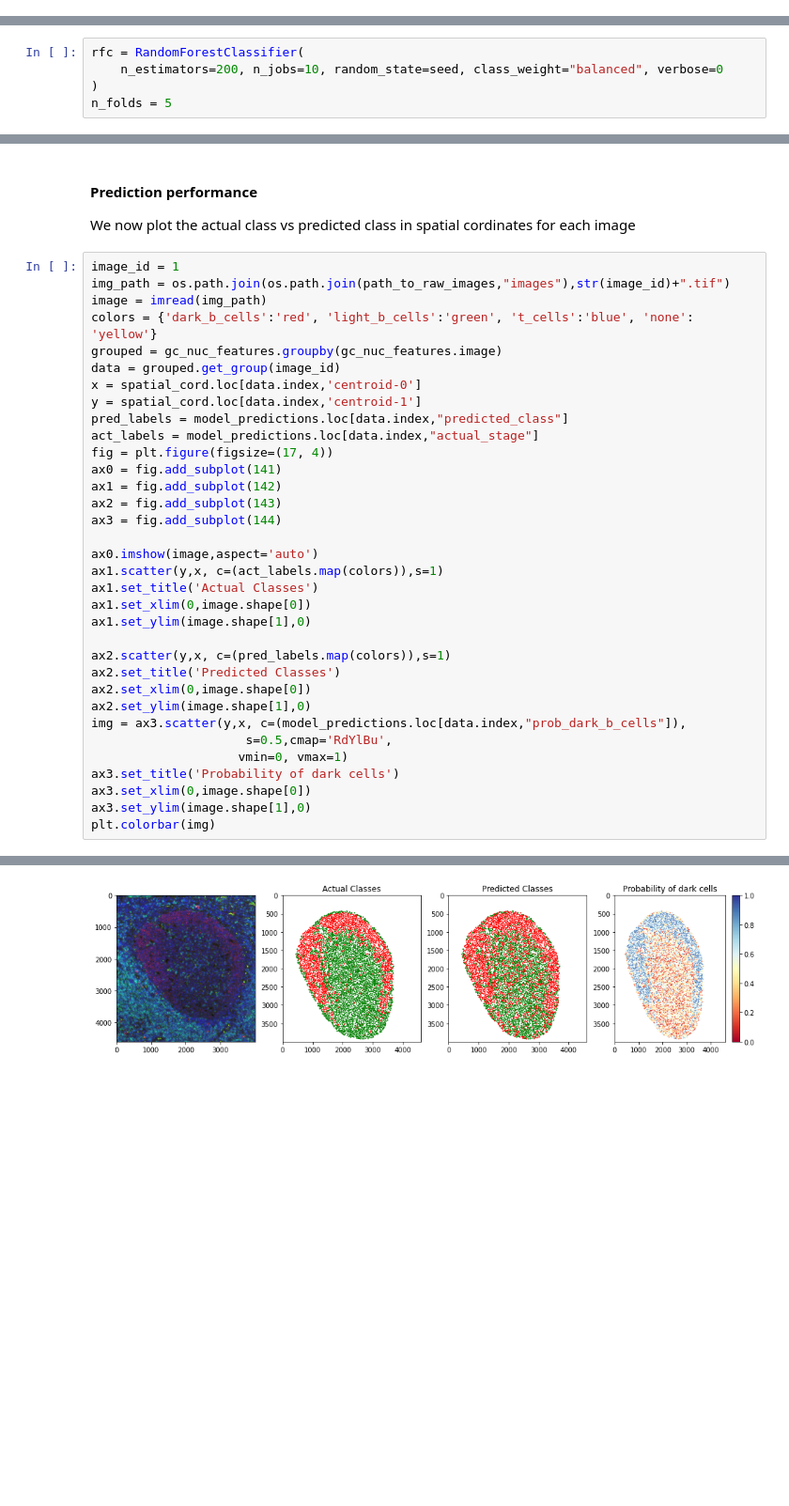
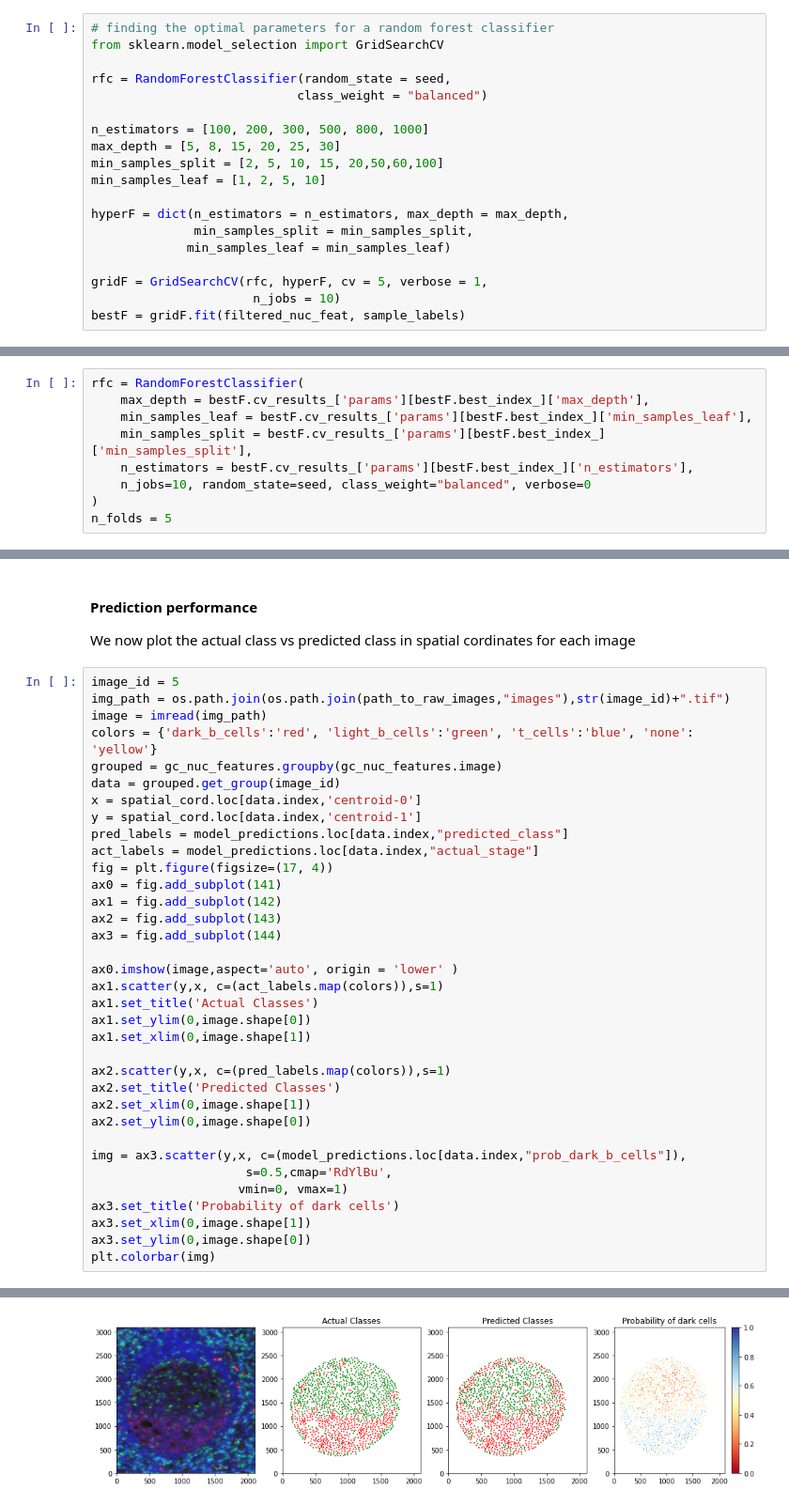
Before and after one commit to GVS-Lab/germinal_center, a Jupyter notebook: germinal_center_analysis_discriminating_2_cell_types.ipynb, the cells around one changed output, grey strips where cells are left out. Shown at 94% size. Cells and saved outputs as stored; diff of their text form; blank space fills up the shorter version.

```diff
--- a/germinal_center_analysis_discriminating_2_cell_types.ipynb
+++ b/germinal_center_analysis_discriminating_2_cell_types.ipynb
@@ -207,3 +207,22 @@ len(sample_labels[sample_labels =="dark_b_cells"]), len(sample_labels[sample_lab
 ### Classification
 
 Next, we will train a RandomForest classifier to differentiate between the different stages.
+# %%
+# finding the optimal parameters for a random forest classifier
+from sklearn.model_selection import GridSearchCV
+
+rfc = RandomForestClassifier(random_state = seed,
+                            class_weight = "balanced")
+
+n_estimators = [100, 200, 300, 500, 800, 1000]
+max_depth = [5, 8, 15, 20, 25, 30]
+min_samples_split = [2, 5, 10, 15, 20,50,60,100]
+min_samples_leaf = [1, 2, 5, 10]
+
+hyperF = dict(n_estimators = n_estimators, max_depth = max_depth,
+              min_samples_split = min_samples_split,
+             min_samples_leaf = min_samples_leaf)
+
+gridF = GridSearchCV(rfc, hyperF, cv = 5, verbose = 1,
+                      n_jobs = 10)
+bestF = gridF.fit(filtered_nuc_feat, sample_labels)
@@ -210,6 +240,10 @@ Next, we will train a RandomForest classifier to differentiate between the diffe
 # %%
 rfc = RandomForestClassifier(
-    n_estimators=200, n_jobs=10, random_state=seed, class_weight="balanced", verbose=0
+    max_depth = bestF.cv_results_['params'][bestF.best_index_]['max_depth'],
+    min_samples_leaf = bestF.cv_results_['params'][bestF.best_index_]['min_samples_leaf'],
+    min_samples_split = bestF.cv_results_['params'][bestF.best_index_]['min_samples_split'],
+    n_estimators = bestF.cv_results_['params'][bestF.best_index_]['n_estimators'],
+    n_jobs=10, random_state=seed, class_weight="balanced", verbose=0
 )
 n_folds = 5
 # %%
@@ -365,42 +399,43 @@ umpb_cord = plot_feature_space(data = gc_nuc_features.loc[test_data.index, imp_f
 #### Prediction performance
 We now plot the actual class vs predicted class in spatial cordinates for each image
 # %%
-image_id = 1
+image_id = 5
 img_path = os.path.join(os.path.join(path_to_raw_images,"images"),str(image_id)+".tif")
 image = imread(img_path)
 colors = {'dark_b_cells':'red', 'light_b_cells':'green', 't_cells':'blue', 'none': 'yellow'}
 grouped = gc_nuc_features.groupby(gc_nuc_features.image)
 data = grouped.get_group(image_id)
 x = spatial_cord.loc[data.index,'centroid-0']
 y = spatial_cord.loc[data.index,'centroid-1']
 pred_labels = model_predictions.loc[data.index,"predicted_class"]
 act_labels = model_predictions.loc[data.index,"actual_stage"]
 fig = plt.figure(figsize=(17, 4))
 ax0 = fig.add_subplot(141)
 ax1 = fig.add_subplot(142)
 ax2 = fig.add_subplot(143)
 ax3 = fig.add_subplot(144)
 
-ax0.imshow(image,aspect='auto')
+ax0.imshow(image,aspect='auto', origin = 'lower' )
 ax1.scatter(y,x, c=(act_labels.map(colors)),s=1)
 ax1.set_title('Actual Classes')
-ax1.set_xlim(0,image.shape[0])
-ax1.set_ylim(image.shape[1],0)
+ax1.set_ylim(0,image.shape[0])
+ax1.set_xlim(0,image.shape[1])
 
 ax2.scatter(y,x, c=(pred_labels.map(colors)),s=1)
 ax2.set_title('Predicted Classes')
-ax2.set_xlim(0,image.shape[0])
-ax2.set_ylim(image.shape[1],0)
+ax2.set_xlim(0,image.shape[1])
+ax2.set_ylim(0,image.shape[0])
+
 img = ax3.scatter(y,x, c=(model_predictions.loc[data.index,"prob_dark_b_cells"]),
                      s=0.5,cmap='RdYlBu',
                     vmin=0, vmax=1)
 ax3.set_title('Probability of dark cells')
-ax3.set_xlim(0,image.shape[0])
-ax3.set_ylim(image.shape[1],0)
+ax3.set_xlim(0,image.shape[1])
+ax3.set_ylim(0,image.shape[0])
 plt.colorbar(img)
 # %% [output]
 <matplotlib.colorbar.Colorbar at 0x...>
-[figure, old version]
+[figure, new version]
 # %%
 image_id = 3
 img_path = os.path.join(os.path.join(path_to_raw_images,"images"),str(image_id)+".tif")
```
Also changed, not shown: parts of 11 cells of this notebook, 3 other files.
